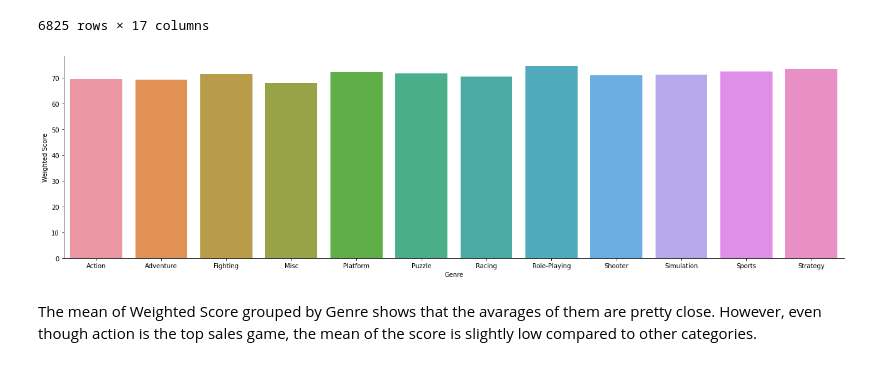
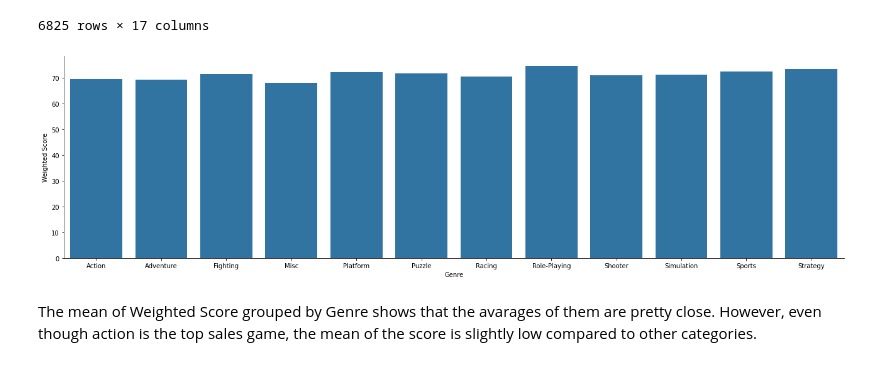
Before and after one commit to data301-2020-winter1/course-project-group_6010, a Jupyter notebook: analysis/submitted/milestone2Group.ipynb, the cells around one changed output. Drawn from its saved outputs; the diff is of its cells as text; code cells hidden in the pictures.

```diff
--- a/analysis/submitted/milestone2Group.ipynb
+++ b/analysis/submitted/milestone2Group.ipynb
@@ -105,11 +111,11 @@ dfp
 6825 rows × 17 columns
 # %%
 df3 = dfp.groupby('Genre', as_index=False).mean()
-ax = sns.catplot(x="Genre",y="Weighted Score",data = df3,kind ="bar" )
+ax = sns.catplot(x="Genre",y="Weighted Score",data = df3,kind ="bar",color="tab:blue")
 ax.fig.set_size_inches(20,5)
 plt.show()
 # %% [output]
-[figure, old version]
+[figure, new version]
 # %% [markdown]
 The mean of Weighted Score grouped by Genre shows that the avarages of them are pretty close. However, even though action is the top sales game, the mean of the score is slightly low compared to other categories.
 # %%
```
Also changed, not shown: parts of 2 cells of this notebook.
